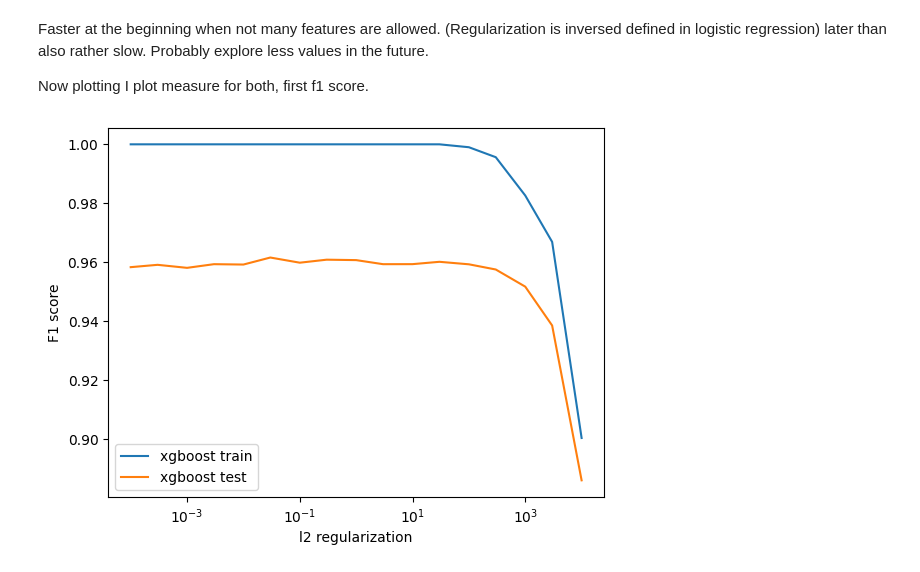
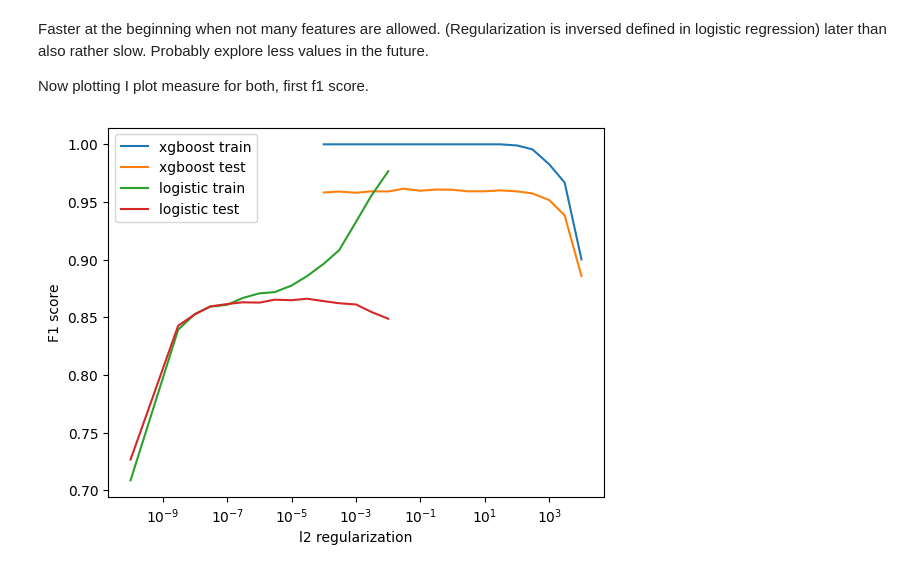
Before and after one commit to tkfritz/astro_images, a Jupyter notebook: three_types_fit1.ipynb, the cells around one changed output. Cells and saved outputs as stored; diff of their text form; code cells hidden in the pictures.

```diff
--- a/three_types_fit1.ipynb
+++ b/three_types_fit1.ipynb
@@ -343,16 +379,16 @@ Faster at the beginning when not many features are allowed. (Regularization is i
 Now plotting I plot measure for both, first f1 score.
 # %%
 stats_xgb=np.loadtxt("xgb_43sets_gal-type_star_v1.txt")
-#stats_log=np.loadtxt("log_43sets_gal-type_star_v1.txt")
+stats_log=np.loadtxt("log_43sets_gal-type_star_v1.txt")
 plt.plot(stats_xgb[0],stats_xgb[1],label='xgboost train')
 plt.plot(stats_xgb[0],stats_xgb[2],label='xgboost test')
-#plt.plot(stats_log[0],stats_log[1],label='logistic train')
-#plt.plot(stats_log[0],stats_log[2],label='logistic test')
+plt.plot(stats_log[0],stats_log[1],label='logistic train')
+plt.plot(stats_log[0],stats_log[2],label='logistic test')
 plt.legend(loc="best")
 #plt.title('Loss vs Epochs')
 plt.xlabel('l2 regularization')
 plt.ylabel('F1 score')
 plt.xscale("log")
 # %% [output]
-[figure, old version]
+[figure, new version]
 # %% [markdown]
```
Also changed, not shown: parts of 4 cells of this notebook.
